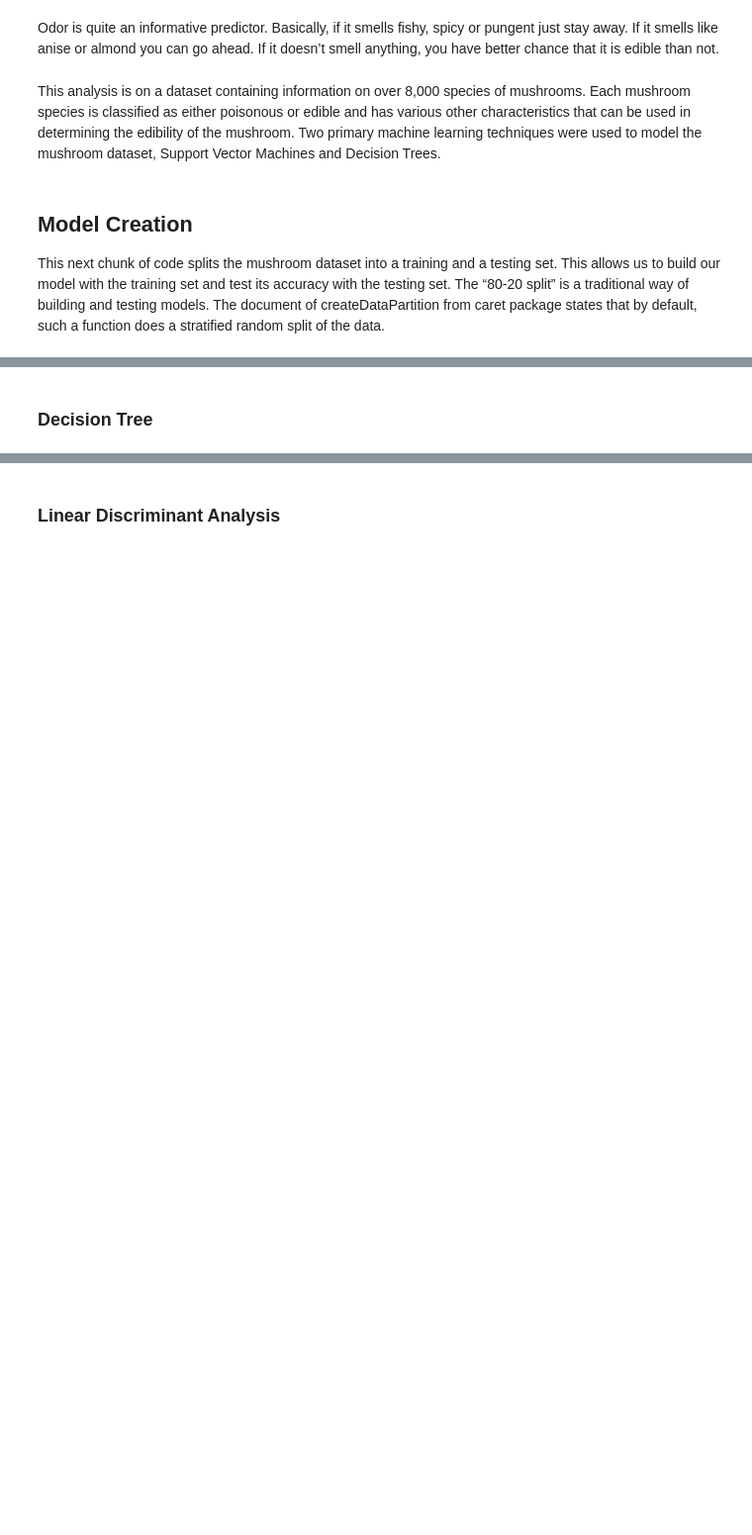
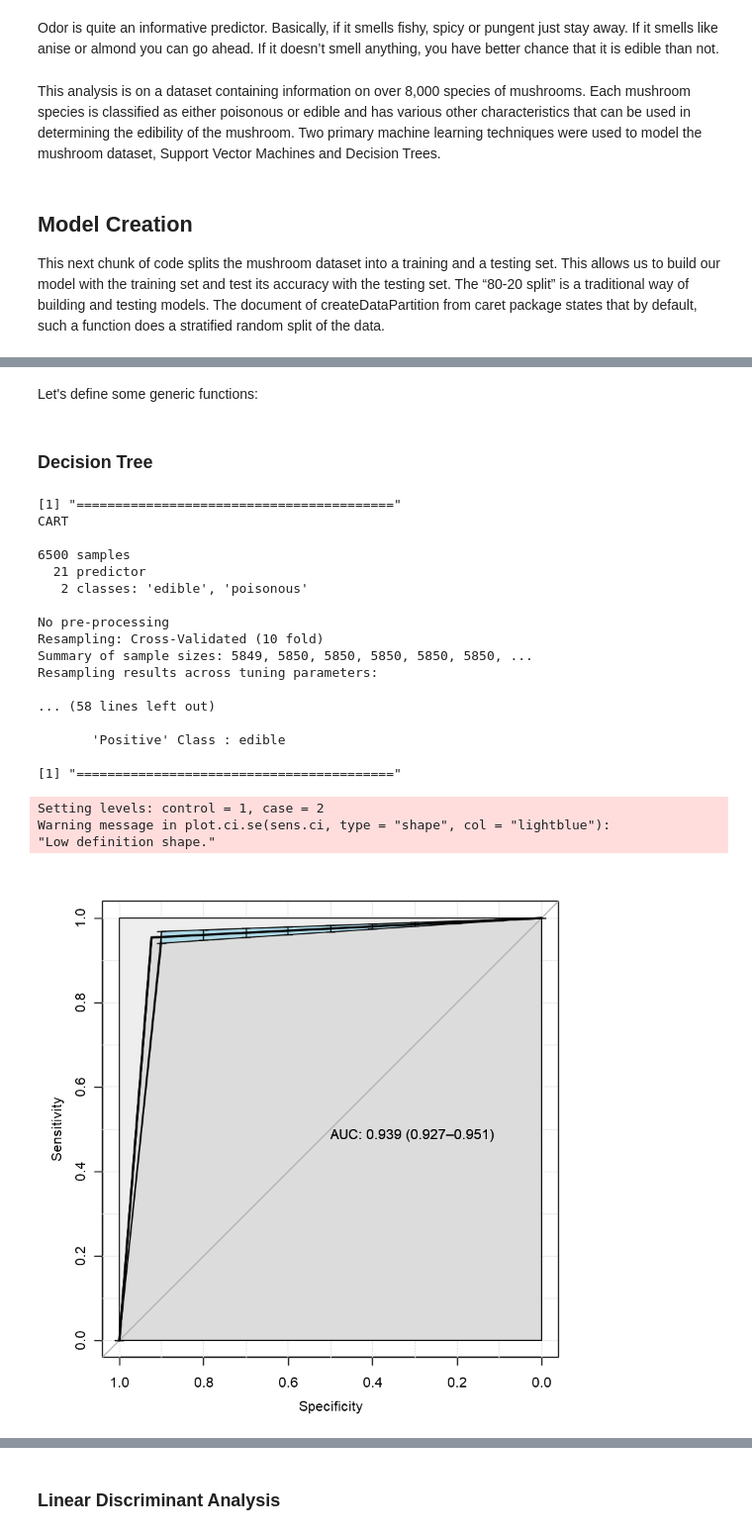
Before and after one commit to mnassrib/mushrooms-classification-using-R, a Jupyter notebook: mushrooms.ipynb, the cells around one changed output, grey strips where cells are left out. Shown at 99% size. Drawn from its saved outputs; the diff is of its cells as text; code cells hidden in the pictures; blank space fills up the shorter version.

Commit message:
Modification of the mushrooms file by adding the classifier algorithms

```diff
--- a/mushrooms.ipynb
+++ b/mushrooms.ipynb
@@ -277,0 +263,4 @@ test_mushroom  <- mushroom[-trainsamples, ]
+# %%
+fitControl <- trainControl(method = "cv", number = 10)
+# %% [markdown]
+Let's define some generic functions:
@@ -278,4 +280,43 @@ test_mushroom  <- mushroom[-trainsamples, ]
+# %%
+modelprint <- function(model, test_data) {
+    print("=========================================")
+    print(model)
+    print("=========================================")
+    print(varImp(model))
+    print("=========================================")
+    print(confusionMatrix(data = predict(model, newdata = test_data), test_data$target))
+    print("=========================================")
+    plotROC(test_data$target, predict(model, test_data))
+}
 # %% [markdown]
 ### Decision Tree
 # %%
-dtree_model <- rpart(target ~., data = train_mushroom, method = "class")
+dtree_model <- suppressWarnings(train(target ~ .,
+                                  data = train_mushroom,
+                                  method ="rpart",
+                                  trControl = fitControl,
+                                  metric = 'Accuracy'))
+
+modelprint(dtree_model, test_mushroom)
+# %% [output]
+[1] "========================================="
+CART
+
+6500 samples
+  21 predictor
+   2 classes: 'edible', 'poisonous'
+
+No pre-processing
+Resampling: Cross-Validated (10 fold)
+Summary of sample sizes: 5849, 5850, 5850, 5850, 5850, 5850, ...
+Resampling results across tuning parameters:
+
+... (58 lines left out)
+
+       'Positive' Class : edible
+
+[1] "========================================="
+Setting levels: control = 1, case = 2
+Warning message in plot.ci.se(sens.ci, type = "shape", col = "lightblue"):
+"Low definition shape."
+[figure, added]
```
Also changed, not shown: parts of 28 cells of this notebook.
